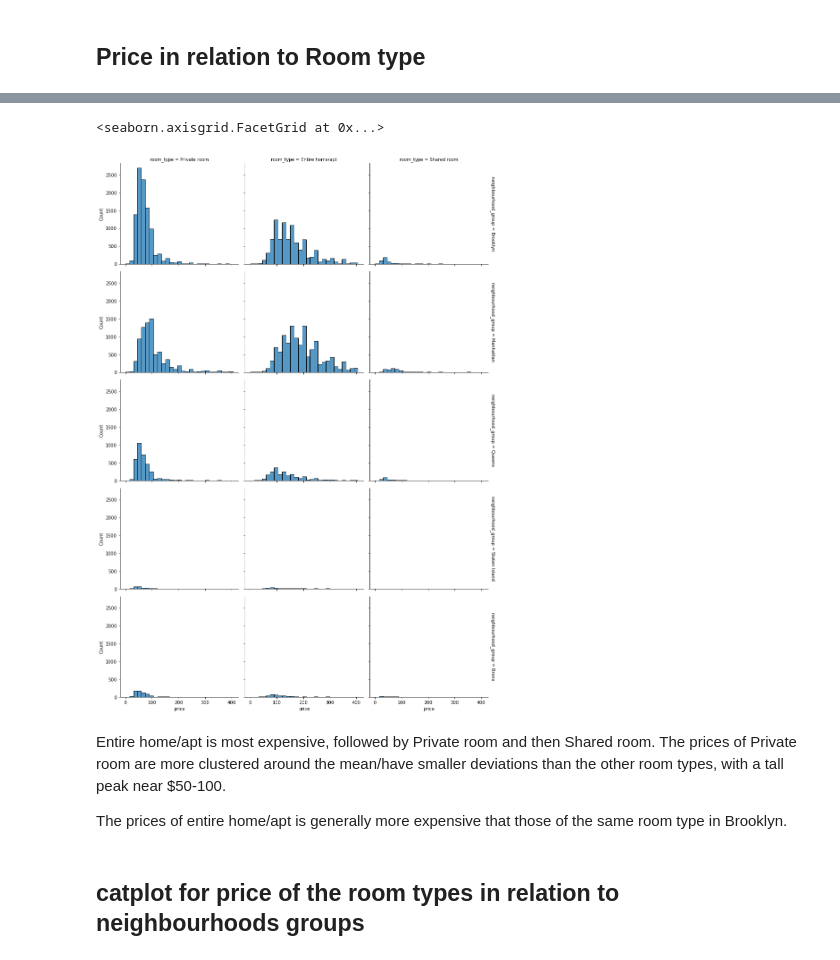
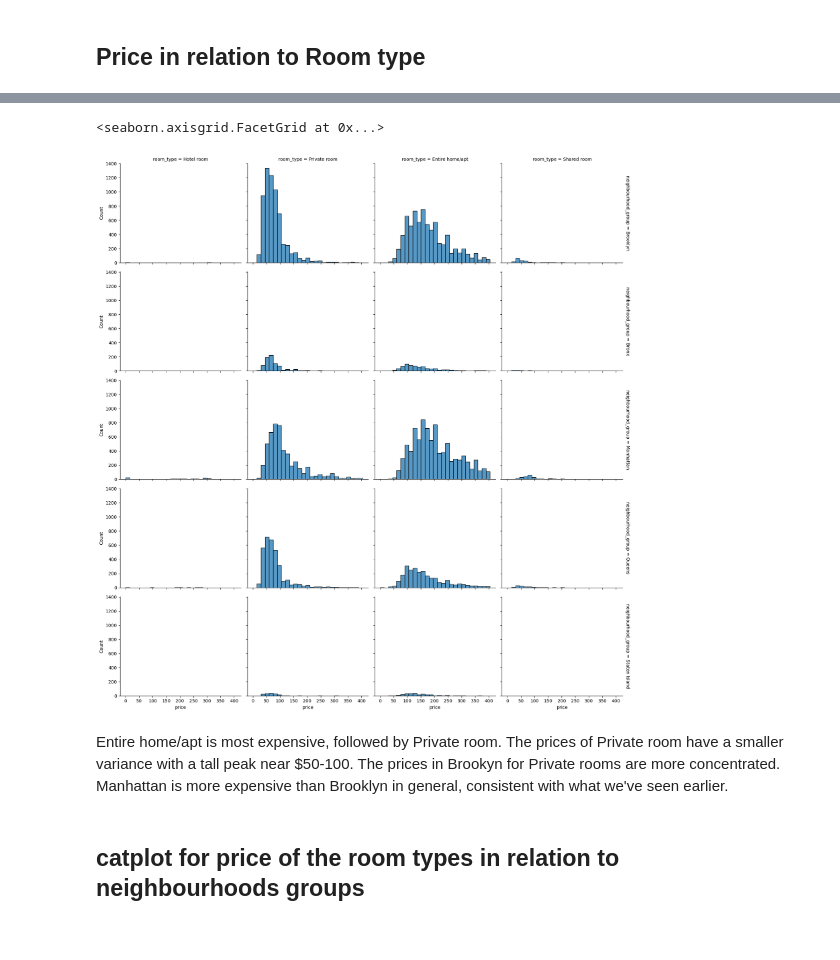
Before and after one commit to angiecodess/AirBnB-NewYork-Price-Prediction, a Jupyter notebook: AirBnB price prediction.ipynb, the cells around one changed output, grey strips where cells are left out. Drawn from its saved outputs; the diff is of its cells as text; code cells hidden in the pictures.

```diff
--- a/AirBnB price prediction.ipynb
+++ b/AirBnB price prediction.ipynb
@@ -8,5 +8,5 @@ warnings.filterwarnings('ignore')
 # %% [markdown]
 # EDA (Exploratory Data Analysis)
 # %%
-data = pd.read_csv('./AB_NYC_2019.csv')
+nyc_data = pd.read_csv('./listings.csv')
 # %%
@@ -198,12 +183,11 @@ Entire home/apt and private room are the most common and naturally, also the mos
 # %%
-sns.displot(data=data[data.price < 400], x='price', binwidth = 15, col='room_type', row='neighbourhood_group', height=3.5, aspect=1.2, facet_kws=dict(margin_titles=True))
+sns.displot(data = nyc_data[nyc_data.price < 400], x='price', binwidth = 15, col='room_type', row='neighbourhood_group', height=3.5, aspect=1.2, facet_kws=dict(margin_titles=True))
 # %% [output]
 <seaborn.axisgrid.FacetGrid at 0x...>
-[figure, old version]
+[figure, new version]
 # %% [markdown]
-Entire home/apt is most expensive, followed by Private room and then Shared room. The prices of Private room are more clustered around the mean/have smaller deviations than the other room types, with a tall peak near $50-100.
-
-The prices of entire home/apt is generally more expensive that those of the same room type in Brooklyn.
+Entire home/apt is most expensive, followed by Private room. The prices of Private room have a smaller variance with a tall peak near $50-100.
+The prices in Brookyn for Private rooms are more concentrated. Manhattan is more expensive than Brooklyn in general, consistent with what we've seen earlier.
 # %% [markdown]
 ## catplot for price of the room types in relation to neighbourhoods groups
 # %%
```
Also changed, not shown: parts of 129 cells of this notebook, 2 other files.
